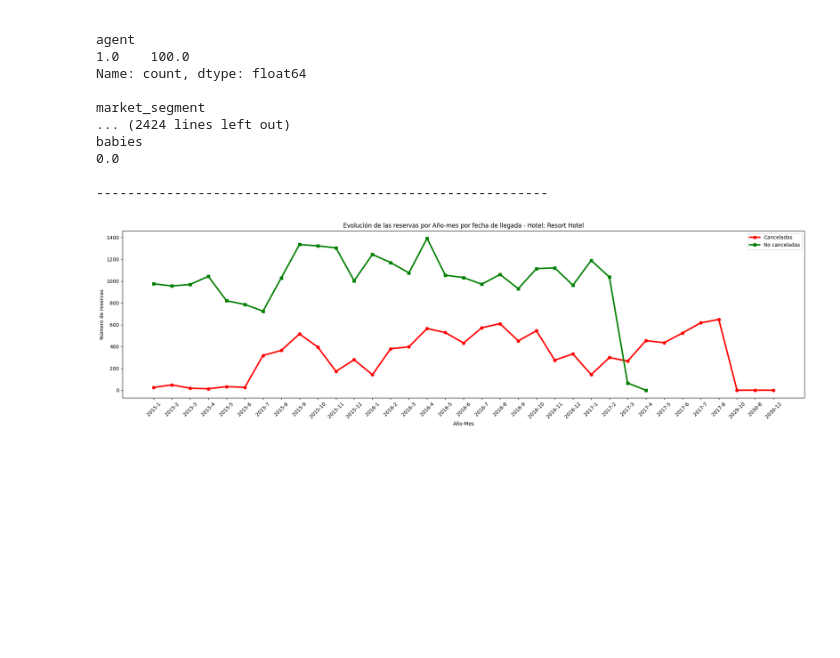
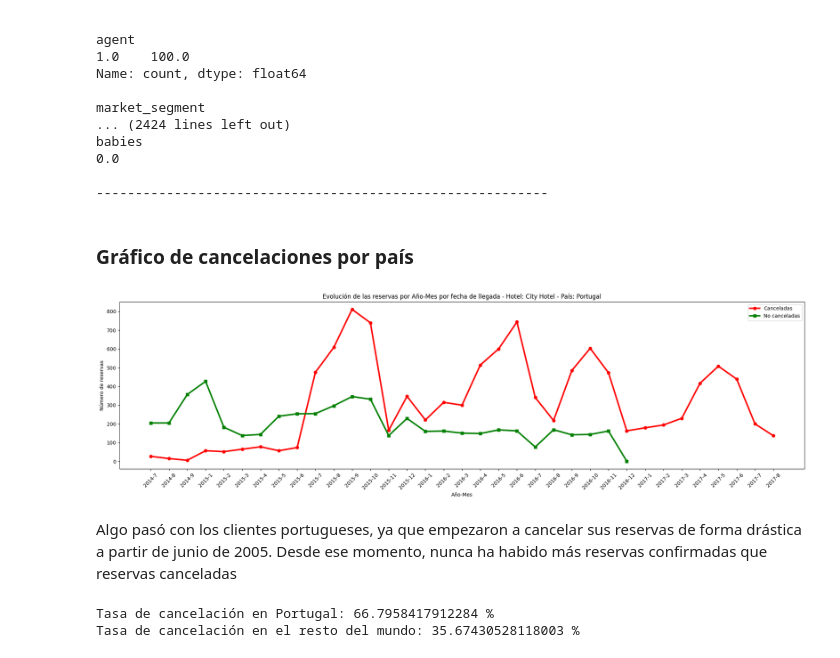
Before and after one commit to marinaescobar/proyecto-da-promo-G-modulo-4-team-4, a Jupyter notebook: report_marina.ipynb, the cells around one changed output. Cells and saved outputs as stored; diff of their text form; code cells hidden in the pictures; blank space fills up the shorter version.

Commit message:
Add new visualizations to report

```diff
--- a/report_marina.ipynb
+++ b/report_marina.ipynb
@@ -522,30 +484,36 @@ babies
 0.0
 
 ----------------------------------------------------------
+# %% [markdown]
+### Gráfico de cancelaciones por país
+# %%
+df_portugal = df[df['country'] == 'Portugal']
 # %%
 # Segundo conjunto de datos basado en la fecha de llegada y el hotel
-cancelada_llegada = df[(df["is_canceled"] == True) & (df["hotel"] == "Resort Hotel")].groupby([df["arrival_date"].dt.year, df["arrival_date"].dt.month])["is_canceled"].count()
-no_cancelada_llegada = df[(df["is_canceled"] == False) & (df["hotel"] == "Resort Hotel")].groupby([df["arrival_date"].dt.year, df["arrival_date"].dt.month])["is_canceled"].count()
+cancelada_llegada = df_portugal[(df_portugal["is_canceled"] == True) & (df_portugal["hotel"] == "City Hotel")].groupby([df_portugal["arrival_date"].dt.year, df_portugal["arrival_date"].dt.month])["is_canceled"].count()
+no_cancelada_llegada = df_portugal[(df_portugal["is_canceled"] == False) & (df_portugal["hotel"] == "City Hotel")].groupby([df_portugal["arrival_date"].dt.year, df_portugal["arrival_date"].dt.month])["is_canceled"].count()
 
 etiquetas_x_llegada = [f'{año}-{mes}' for año, mes in cancelada_llegada.index]
 posiciones_x_llegada = list(range(len(etiquetas_x_llegada)))
 
 plt.figure(figsize=(20, 6))
 
 # Trazar la línea para is_canceled == True (fecha de llegada)
 cancelada_llegada.plot(kind='line', marker='o', linestyle='-', color='red', linewidth=3, label='Canceladas')
 # Trazar la línea para is_canceled == False (fecha de llegada)
 no_cancelada_llegada.plot(kind='line', marker='s', linestyle='-', color='green', linewidth=3, label='No canceladas')
 
-plt.title('Evolución de las reservas por Año-mes por fecha de llegada - Hotel: Resort Hotel')
+plt.title('Evolución de las reservas por Año-Mes por fecha de llegada - Hotel: City Hotel - País: Portugal')
 plt.xlabel('Año-Mes')
 plt.ylabel('Número de reservas')
 
 plt.xticks(posiciones_x_llegada, etiquetas_x_llegada, color="black", fontsize=10, rotation=45)
 
 plt.legend()
 
 plt.tight_layout()
 plt.show()
 # %% [output]
-[figure, old version]
+[figure, new version]
+# %% [markdown]
+Algo pasó con los clientes portugueses, ya que empezaron a cancelar sus reservas de forma drástica a partir de junio de 2005. Desde ese momento, nunca ha habido más reservas confirmadas que reservas canceladas
@@ -551,0 +525,9 @@ plt.show()
+# %%
+cancel_rate_portugal = df_portugal['is_canceled'].mean() * 100
+cancel_rate_world = df_world['is_canceled'].mean() * 100
+
+print("Tasa de cancelación en Portugal:", cancel_rate_portugal, "%")
+print("Tasa de cancelación en el resto del mundo:", cancel_rate_world, "%")
+# %% [output]
+Tasa de cancelación en Portugal: 66.7958417912284 %
+Tasa de cancelación en el resto del mundo: 35.67430528118003 %
```
Also changed, not shown: parts of 19 cells of this notebook.
